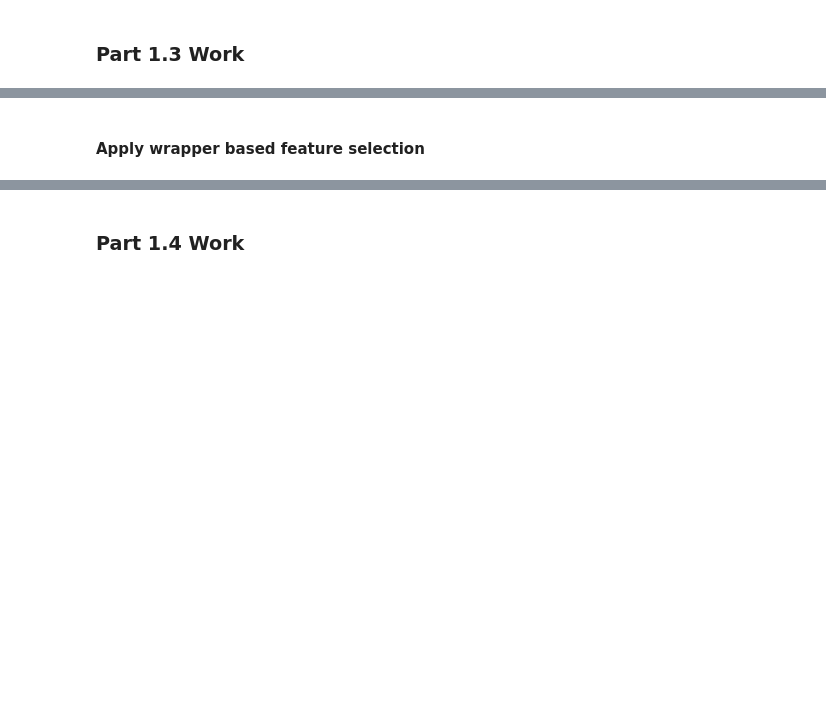
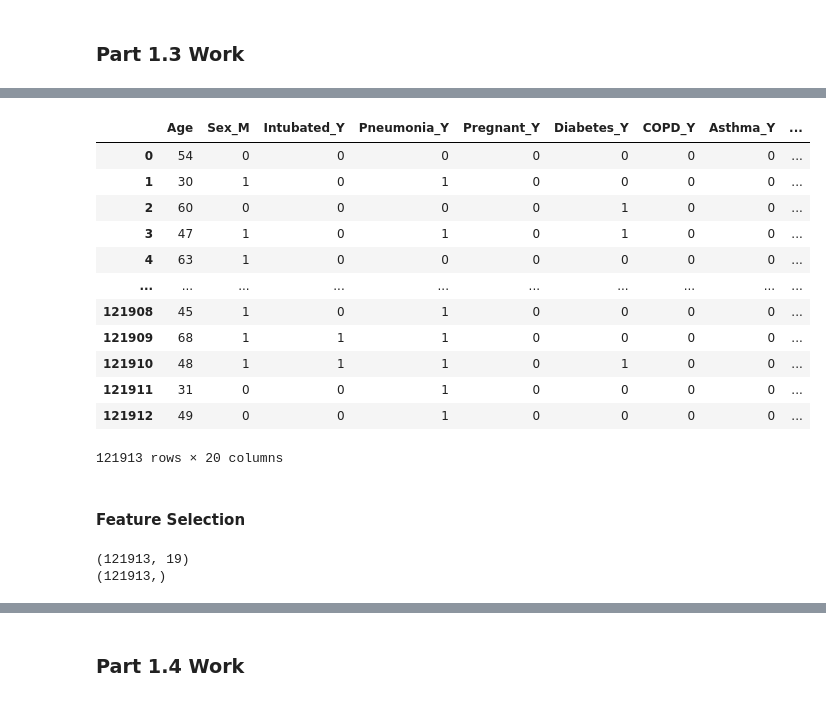
Before and after one commit to ryanquinnnelson/CMU-02718-HW3, a Jupyter notebook: HW_3_ryann.ipynb, the cells around one changed output, grey strips where cells are left out. Cells and saved outputs as stored; diff of their text form; code cells hidden in the pictures; blank space fills up the shorter version.

```diff
--- a/HW_3_ryann.ipynb
+++ b/HW_3_ryann.ipynb
@@ -570,3 +516,17 @@ def encode_data_2(df):
 # %%
-df_imputed_encoded = encode_data_2(df_imputed)
-df_imputed_encoded.shape
+df_imputed_encoded=pd.get_dummies(df_imputed, drop_first=True)
+df_imputed_encoded
+# %% [output]
+|  | Age | Sex_M | Intubated_Y | Pneumonia_Y | Pregnant_Y | Diabetes_Y | COPD_Y | Asthma_Y | ... |
+| 0 | 54 | 0 | 0 | 0 | 0 | 0 | 0 | 0 | ... |
+| 1 | 30 | 1 | 0 | 1 | 0 | 0 | 0 | 0 | ... |
+| 2 | 60 | 0 | 0 | 0 | 0 | 1 | 0 | 0 | ... |
+| 3 | 47 | 1 | 0 | 1 | 0 | 1 | 0 | 0 | ... |
+| 4 | 63 | 1 | 0 | 0 | 0 | 0 | 0 | 0 | ... |
+| ... | ... | ... | ... | ... | ... | ... | ... | ... | ... |
+| 121908 | 45 | 1 | 0 | 1 | 0 | 0 | 0 | 0 | ... |
+| 121909 | 68 | 1 | 1 | 1 | 0 | 0 | 0 | 0 | ... |
+| 121910 | 48 | 1 | 1 | 1 | 0 | 1 | 0 | 0 | ... |
+| 121911 | 31 | 0 | 0 | 1 | 0 | 0 | 0 | 0 | ... |
+| 121912 | 49 | 0 | 0 | 1 | 0 | 0 | 0 | 0 | ... |
+121913 rows × 20 columns
@@ -575,8 +533,11 @@ df_imputed_encoded.head()
+# %% [markdown]
+#### Feature Selection
 # %%
-# separate into features and target
-X_1_3 = df_imputed_encoded.drop('Died_Y', axis='columns')
-y_1_3 = df_imputed_encoded['Died_Y']
+# select data
+X_1_3 = df_imputed_encoded.drop('Died_Y',axis='columns')
+y_1_3 = df_imputed_encoded.loc[:]['Died_Y']
 print(X_1_3.shape)
 print(y_1_3.shape)
+# %% [output]
+(121913, 19)
+(121913,)
-# %% [markdown]
-#### Apply wrapper based feature selection
```
Also changed, not shown: parts of 119 cells of this notebook.
